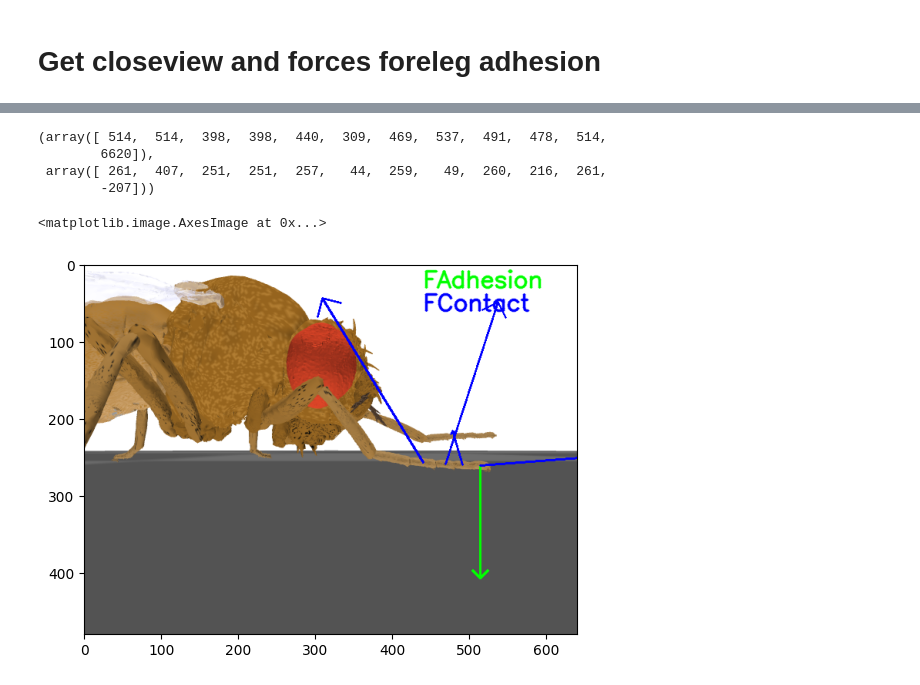
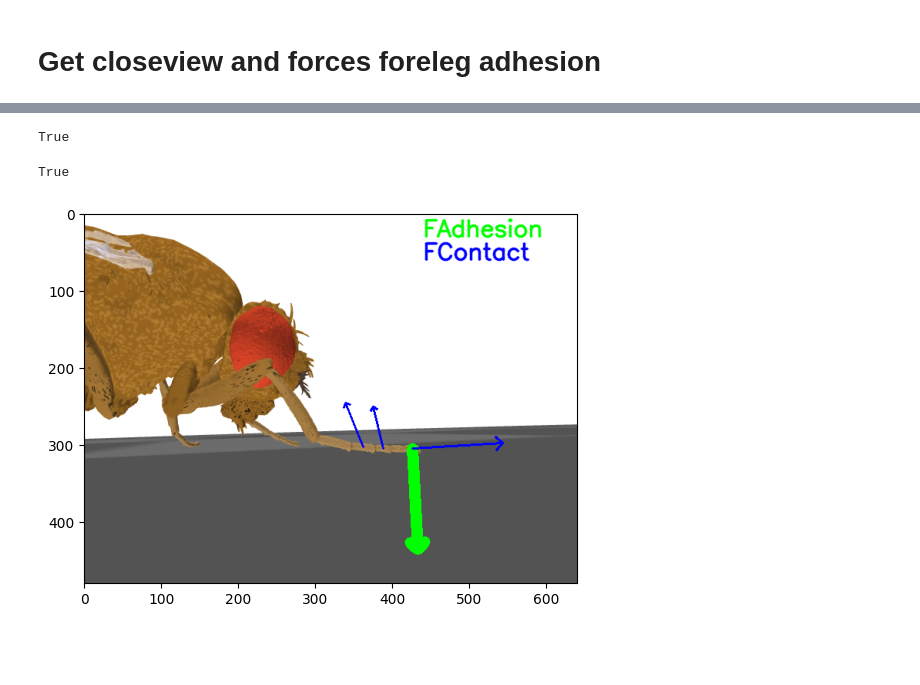
Before and after one commit to NeLy-EPFL/nmf2-paper, a Jupyter notebook: leg_adhesion/generate_adhesion_first_panel.ipynb, the cells around one changed output, grey strips where cells are left out. Drawn from its saved outputs; the diff is of its cells as text; code cells hidden in the pictures; blank space fills up the shorter version.

Commit message:
correct some errors in the code; generate images for first panel rewrite the notebook generating it

```diff
--- a/leg_adhesion/generate_adhesion_first_panel.ipynb
+++ b/leg_adhesion/generate_adhesion_first_panel.ipynb
@@ -39,7 +14,7 @@ Similar to the previous demo, we start by initializing the simulation environmen
 # %%
 # Initialize simulation
-run_time = 1
-sim_params = MuJoCoParameters(timestep=1e-4, render_mode="saved", render_playspeed=0.001, render_camera="Animat/camera_RFTarsus1_zoomin",
+run_time = 0.8
+sim_params = MuJoCoParameters(timestep=1e-4, render_mode="saved", render_playspeed=0.1, render_camera="Animat/camera_RFTarsus1_zoomin",
                               enable_adhesion = True,
                                 draw_contacts=True,
                                 decompose_contacts=False,
@@ -150,0 +84,23 @@ Video(value=b'\x00\x00\x00 ftypisom\x00\x00\x02\x00isomiso2avc1mp41\x00\x00\x00\
+# %%
+selected_timestamp = 0.022*10
+closest_id = np.argmin(np.abs(np.array(frame_timestamp) - selected_timestamp))
+
+closest_num_steps = frame_timestep_list[closest_id]
+
+obs_list = []
+
+nmf.reset()
+
+for i in trange(closest_num_steps):
+
+    joint_pos = data_block[:, i]
+    adhesion = nmf.get_adhesion_vector()
+    action = {'joints': joint_pos, "adhesion": adhesion}
+    obs, reward, terminated, truncated, info = nmf.step(action)
+    obs_list.append(obs)
+# %%
+nmf._last_render_time = 0
+nmf.render()
+img = nmf.get_last_frame()
+
+plt.imshow(img)
@@ -171,7 +112,5 @@ plt.imshow(img)
 # %%
 width, height = sim_params.render_window_size
-nmf.sim_params.draw_contacts = False
-
 img = nmf.physics.render(width=width, height=height, camera_id=nmf.sim_params.render_camera)
 dm_camera = dm_control.mujoco.Camera(
                 nmf.physics,
@@ -180,18 +119,20 @@ dm_camera = dm_control.mujoco.Camera(
                 height=height,
             )
 
-scaling_factor = 0.05
+scaling_factor_contact = 0.2
+scaling_factor_adh = 0.03
 
 camera_matrix = dm_camera.matrix
 arrow_start_adh = nmf.physics.named.data.geom_xpos['Animat/RFTarsus5_collision'].copy()
-arrow_end_adh = arrow_start_adh + np.array([0.0, 0.0, -1.0])*nmf.sim_params.adhesion_gain*scaling_factor
+arrow_end_adh = arrow_start_adh + np.array([0.0, 0.0, -1.0])*nmf.sim_params.adhesion_gain*scaling_factor_adh
 
 arrow_starts_contact = []
 arrow_ends_contact = []
 for i in range(1, 6):
     index_RFTarsus_contact = nmf.contact_sensor_placements.index(f"Animat/RFTarsus{i}")
     arrow_starts_contact.append(nmf.physics.named.data.geom_xpos[f"Animat/RFTarsus{i}_collision"].copy())
-    arrow_ends_contact.append(arrow_starts_contact[-1] + obs['contact_forces'][:, index_RFTarsus_contact])
+    #arrow_ends_contact.append(arrow_starts_contact[-1] + obs['contact_forces'][:, index_RFTarsus_contact]*scaling_factor_contact)
+    arrow_ends_contact.append(arrow_starts_contact[-1] + nmf._last_contact_force[:, index_RFTarsus_contact]*scaling_factor_contact)
 
 arrows_contacts = np.hstack([arrow_starts_contact, arrow_ends_contact]).reshape((-1, 3))
 
@@ -209,32 +150,36 @@ xs, ys, s = camera_matrix @ corners_homogeneous
 # x and y are in the pixel coordinate system.
 x = np.rint(xs / s).astype(int)
 y = np.rint(ys / s).astype(int)
-# %%
-x, y
-# %% [output]
-(array([ 514,  514,  398,  398,  440,  309,  469,  537,  491,  478,  514,
-        6620]),
- array([ 261,  407,  251,  251,  257,   44,  259,   49,  260,  216,  261,
-        -207]))
+# %%
+# save raw image
+cv2.imwrite('raw_panel.png', cv2.cvtColor(img, cv2.COLOR_RGB2BGR))
+# %% [output]
+True
 # %%
 rgb_contact= (0, 0, 255)
 rgb_adhesion = (0, 255, 0)
+
+a_width = 2
 
 img = img.astype(np.uint8)
 for i in range(0, len(x), 2):
     pts1 = x[i], y[i]
     pts2 = x[i+1], y[i+1]
     rgb = rgb_contact
+    a_width = 2
     if i == 0:
         rgb = rgb_adhesion
+        a_width = int(2*scaling_factor_contact/scaling_factor_adh)
     if not np.any(pts1 == pts2):
-        img = cv2.arrowedLine(img, pts1, pts2, rgb, 2)
+        img = cv2.arrowedLine(img, pts1, pts2, rgb, a_width)
+
 # add text
 font = cv2.FONT_HERSHEY_SIMPLEX
 img = cv2.putText(img, 'FAdhesion', (width-200, 30), font, 1, rgb_adhesion, 2, cv2.LINE_AA)
 img = cv2.putText(img, 'FContact', (width-200, 60), font, 1, rgb_contact, 2, cv2.LINE_AA)
 
 plt.imshow(img)
+cv2.imwrite('arrow_panel.png', cv2.cvtColor(img, cv2.COLOR_RGB2BGR))
 # %% [output]
-<matplotlib.image.AxesImage at 0x...>
+True
-[figure, old version]
+[figure, new version]
```
Also changed, not shown: parts of 17 cells of this notebook, 12 other files.
